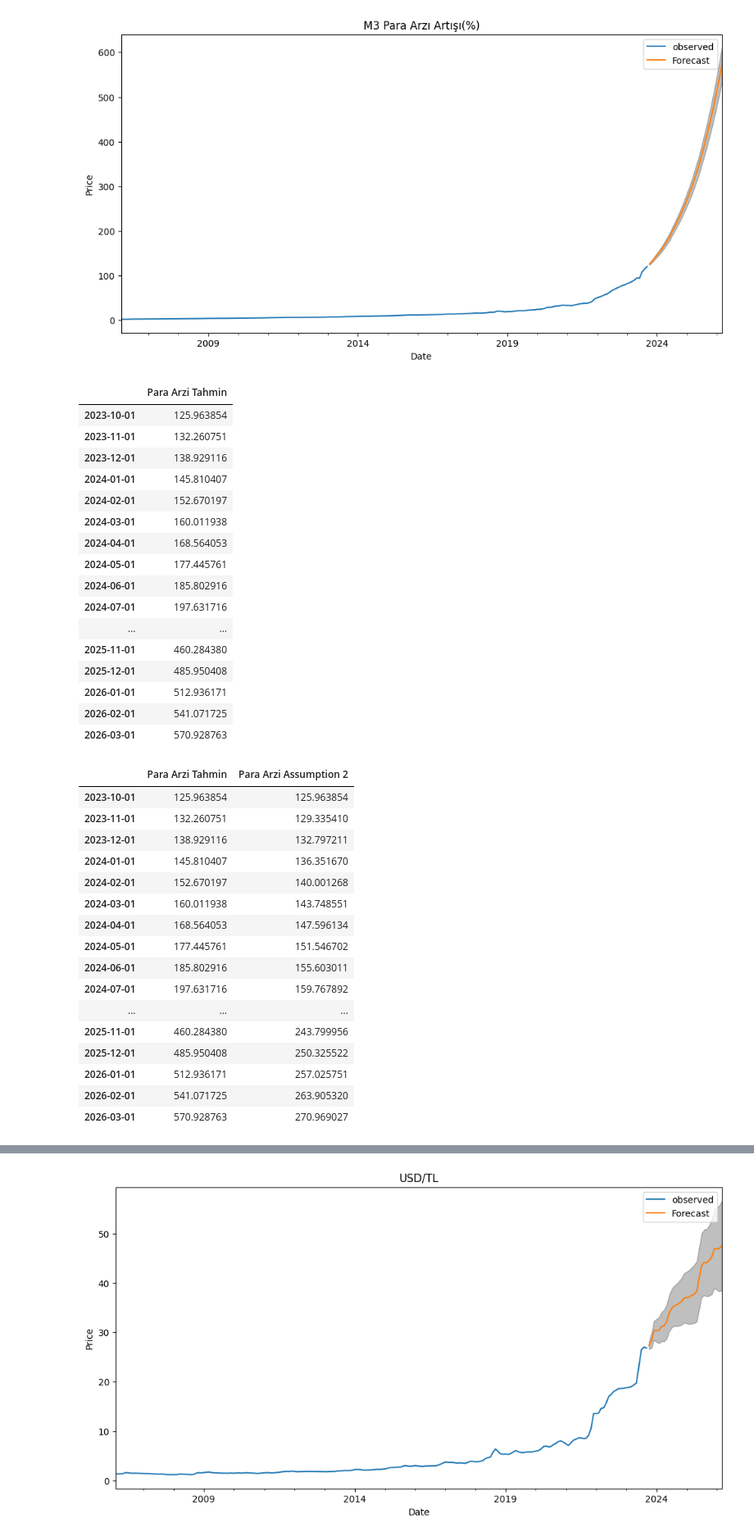
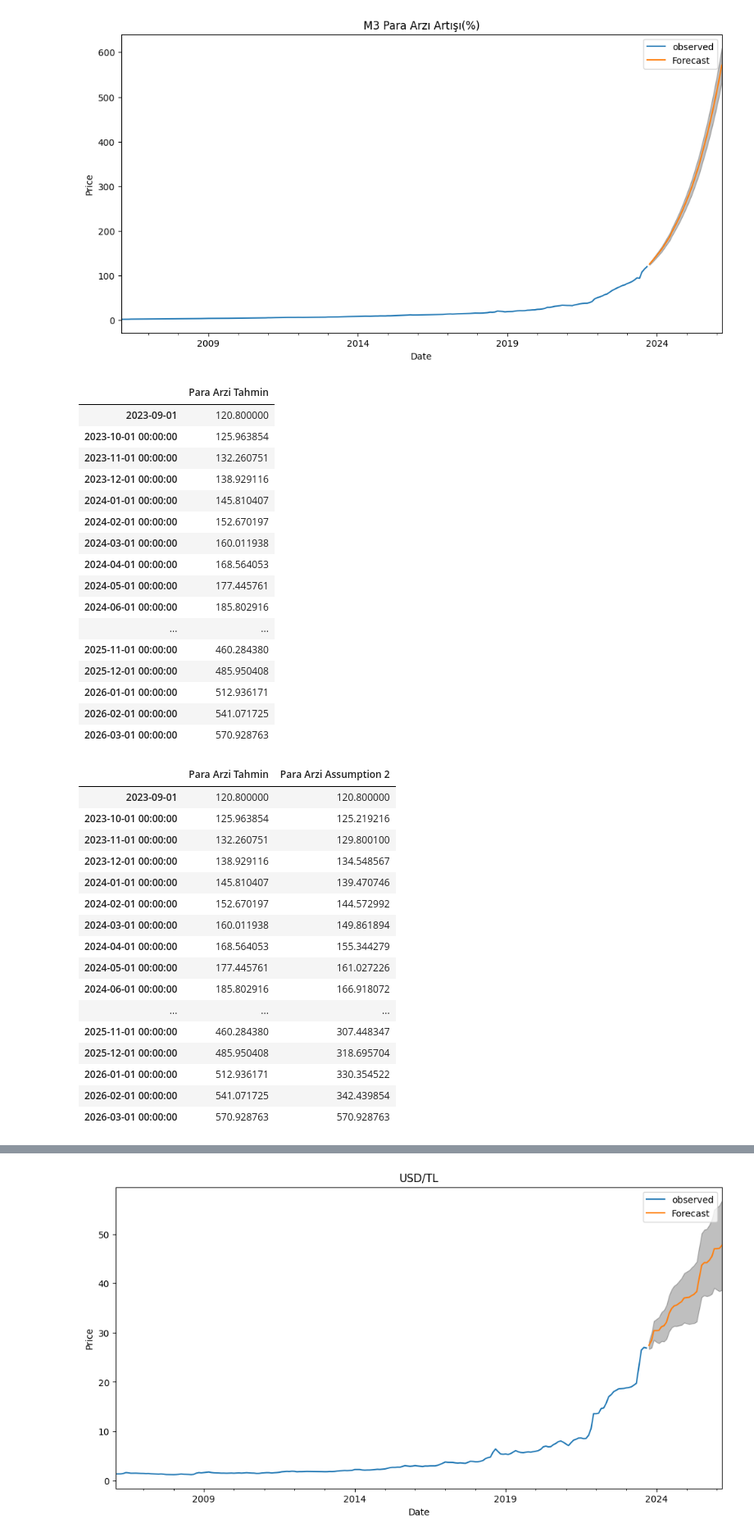
Before and after one commit to kaboya19/InflationForecast, a Jupyter notebook: InflationForecast.ipynb, the cells around one changed output, grey strips where cells are left out. Shown: that part at 82% size. Saved outputs shown, nothing was run; the diff lists cells and outputs as text; code cells hidden in the pictures.

```diff
--- a/InflationForecast.ipynb
+++ b/InflationForecast.ipynb
@@ -255,6 +255,7 @@ brent
 
 brent1=pd.DataFrame(brent)
 brent1.columns=["Brent"]
+brent1.loc["2023-09-30","Brent"]=95
 brent1
 # %% [output]
 |  | Brent |
@@ -360,6 +361,7 @@ df3
 pfaiz=evds.get_data(["TP.APIFON4"],startdate="01-02-2006",enddate=date.today().strftime("%d-%m-%Y"),frequency=5)
 pfaiz.iloc[:59,1]=5
 pfaiz.iloc[210,1]=25
+pfaiz.iloc[211,1]=35
 pfaiz
 # %% [output]
 |  | Tarih | TP_APIFON4 |
@@ -633,56 +640,60 @@ pred_ci['Mean'] = (pred_ci["lower Para Arzi Onceki"] + pred_ci["upper Para Arzi
 paraarzitahmin=pred_ci["Mean"]
 paraarzitahmin=pd.DataFrame(paraarzitahmin)
 paraarzitahmin.columns=["Para Arzi Tahmin"]
-paraarzitahmin
+paraarzitahmin1=pd.DataFrame({"Para Arzi Tahmin":[120.8]})
+paraarzitahmin1["Tarih"]="2023-09-01"
+paraarzitahmin1=paraarzitahmin1.set_index("Tarih")
+paraarzitahmin1=pd.concat([paraarzitahmin1,paraarzitahmin],axis=0)
+paraarzitahmin1
 # %% [output]
 |  | Para Arzi Tahmin |
-| 2023-10-01 | 125.963854 |
-| 2023-11-01 | 132.260751 |
-| 2023-12-01 | 138.929116 |
-| 2024-01-01 | 145.810407 |
-| 2024-02-01 | 152.670197 |
-| 2024-03-01 | 160.011938 |
-| 2024-04-01 | 168.564053 |
-| 2024-05-01 | 177.445761 |
-| 2024-06-01 | 185.802916 |
-| 2024-07-01 | 197.631716 |
+| 2023-09-01 | 120.800000 |
+| 2023-10-01 00:00:00 | 125.963854 |
+| 2023-11-01 00:00:00 | 132.260751 |
+| 2023-12-01 00:00:00 | 138.929116 |
+| 2024-01-01 00:00:00 | 145.810407 |
+| 2024-02-01 00:00:00 | 152.670197 |
+| 2024-03-01 00:00:00 | 160.011938 |
+| 2024-04-01 00:00:00 | 168.564053 |
+| 2024-05-01 00:00:00 | 177.445761 |
+| 2024-06-01 00:00:00 | 185.802916 |
 | ... | ... |
-| 2025-11-01 | 460.284380 |
-| 2025-12-01 | 485.950408 |
-| 2026-01-01 | 512.936171 |
-| 2026-02-01 | 541.071725 |
-| 2026-03-01 | 570.928763 |
+| 2025-11-01 00:00:00 | 460.284380 |
+| 2025-12-01 00:00:00 | 485.950408 |
+| 2026-01-01 00:00:00 | 512.936171 |
+| 2026-02-01 00:00:00 | 541.071725 |
+| 2026-03-01 00:00:00 | 570.928763 |
 # %%
 y=float(input('Para Arzi Aylık En Fazla % Kaç Artacağını Girin: '))
 def paraarziassumption(y):
    drop_percentage = random.uniform(1+(y/300), 1+(y/100))
 
-   paraarzitahmin["Para Arzi Assumption 2"]=paraarzitahmin["Para Arzi Tahmin"]
+   paraarzitahmin1["Para Arzi Assumption 2"]=paraarzitahmin1["Para Arzi Tahmin"]
 
    for i in range(0, len(paraarzitahmin)-1):
 
-      paraarzitahmin["Para Arzi Assumption 2"][i+1]=paraarzitahmin["Para Arzi Assumption 2"][i]*drop_percentage
-   return paraarzitahmin
+      paraarzitahmin1["Para Arzi Assumption 2"][i+1]=paraarzitahmin1["Para Arzi Assumption 2"][i]*drop_percentage
+   return paraarzitahmin1
 
 paraarziassumption(y)
 # %% [output]
 |  | Para Arzi Tahmin | Para Arzi Assumption 2 |
-| 2023-10-01 | 125.963854 | 125.963854 |
-| 2023-11-01 | 132.260751 | 129.335410 |
-| 2023-12-01 | 138.929116 | 132.797211 |
-| 2024-01-01 | 145.810407 | 136.351670 |
-| 2024-02-01 | 152.670197 | 140.001268 |
-| 2024-03-01 | 160.011938 | 143.748551 |
-| 2024-04-01 | 168.564053 | 147.596134 |
-| 2024-05-01 | 177.445761 | 151.546702 |
-| 2024-06-01 | 185.802916 | 155.603011 |
-| 2024-07-01 | 197.631716 | 159.767892 |
+| 2023-09-01 | 120.800000 | 120.800000 |
+| 2023-10-01 00:00:00 | 125.963854 | 125.219216 |
+| 2023-11-01 00:00:00 | 132.260751 | 129.800100 |
+| 2023-12-01 00:00:00 | 138.929116 | 134.548567 |
+| 2024-01-01 00:00:00 | 145.810407 | 139.470746 |
+| 2024-02-01 00:00:00 | 152.670197 | 144.572992 |
+| 2024-03-01 00:00:00 | 160.011938 | 149.861894 |
+| 2024-04-01 00:00:00 | 168.564053 | 155.344279 |
+| 2024-05-01 00:00:00 | 177.445761 | 161.027226 |
+| 2024-06-01 00:00:00 | 185.802916 | 166.918072 |
 | ... | ... | ... |
-| 2025-11-01 | 460.284380 | 243.799956 |
-| 2025-12-01 | 485.950408 | 250.325522 |
-| 2026-01-01 | 512.936171 | 257.025751 |
-| 2026-02-01 | 541.071725 | 263.905320 |
-| 2026-03-01 | 570.928763 | 270.969027 |
+| 2025-11-01 00:00:00 | 460.284380 | 307.448347 |
+| 2025-12-01 00:00:00 | 485.950408 | 318.695704 |
+| 2026-01-01 00:00:00 | 512.936171 | 330.354522 |
+| 2026-02-01 00:00:00 | 541.071725 | 342.439854 |
+| 2026-03-01 00:00:00 | 570.928763 | 570.928763 |
 # %%
 import statsmodels.api as sm
 mod = sm.tsa.statespace.SARIMAX(df6["USD/TL"].astype(float),
```
Also changed, not shown: parts of 31 cells of this notebook.
